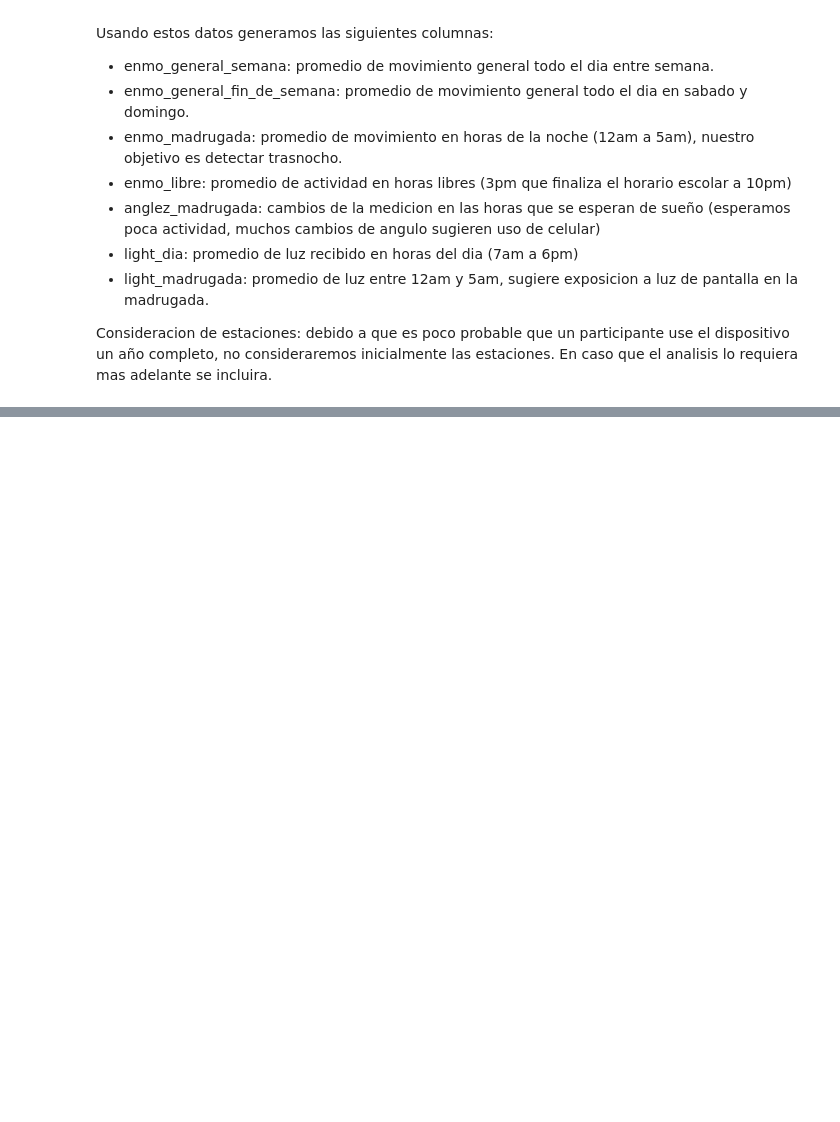
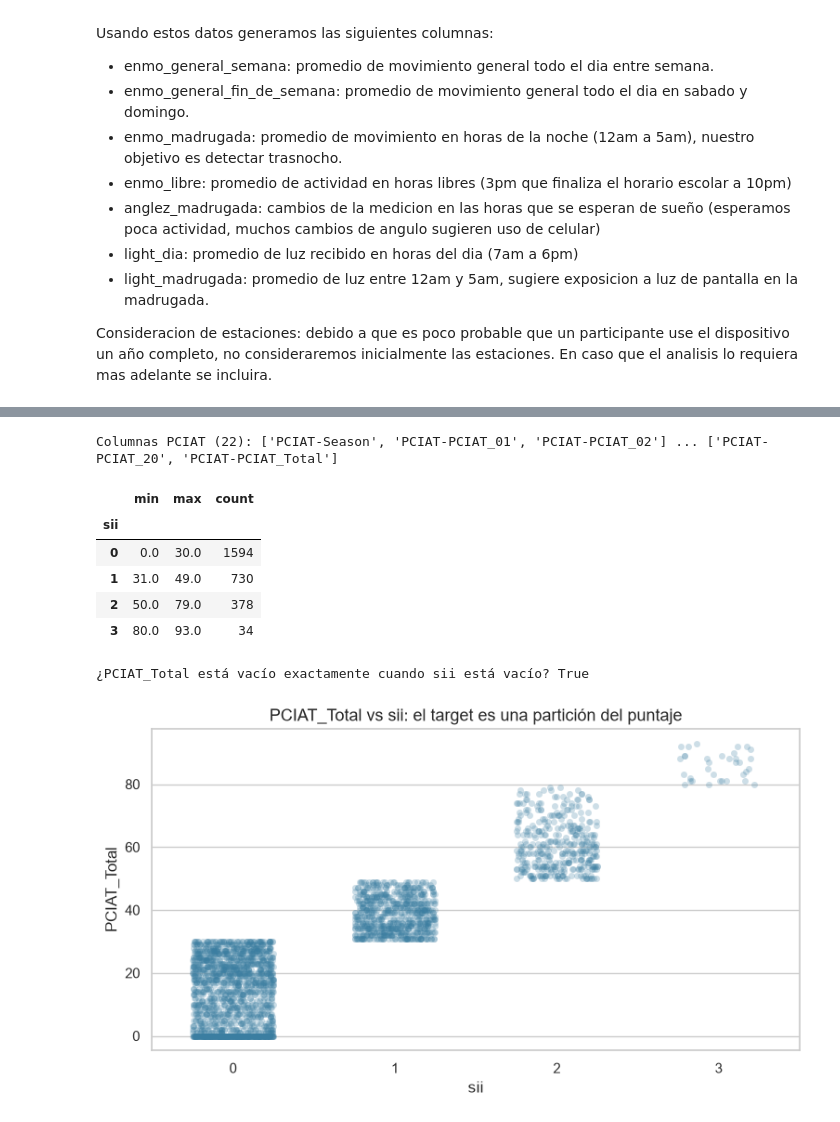
Before and after one commit to joseflorezleon/uso_problematico_internet_menores_edad, a Jupyter notebook: Entrega 2/EDA.ipynb, the cells around one changed output, grey strips where cells are left out. Saved outputs shown, nothing was run; the diff lists cells and outputs as text; code cells hidden in the pictures; blank space fills up the shorter version.

```diff
--- a/Entrega 2/EDA.ipynb
+++ b/Entrega 2/EDA.ipynb
@@ -52,0 +126,26 @@ Consideracion de estaciones: debido a que es poco probable que un participante u
+# %%
+pciat = [c for c in df.columns if c.startswith("PCIAT")]
+print(f"Columnas PCIAT ({len(pciat)}):", pciat[:3], "...", pciat[-2:])
+
+rangos = lab.groupby("sii")["PCIAT-PCIAT_Total"].agg(["min", "max", "count"])
+display(rangos)
+
+coincide = ((df["PCIAT-PCIAT_Total"].isna()) == (df["sii"].isna())).all()
+print("¿PCIAT_Total está vacío exactamente cuando sii está vacío?", coincide)
+
+fig, ax = plt.subplots()
+sns.stripplot(data=lab, x="sii", y="PCIAT-PCIAT_Total", alpha=0.25, jitter=0.25, ax=ax, color="#3b7ea1")
+ax.set_title("PCIAT_Total vs sii: el target es una partición del puntaje")
+ax.set_xlabel("sii")
+ax.set_ylabel("PCIAT_Total")
+plt.show()
+# %% [output]
+Columnas PCIAT (22): ['PCIAT-Season', 'PCIAT-PCIAT_01', 'PCIAT-PCIAT_02'] ... ['PCIAT-PCIAT_20', 'PCIAT-PCIAT_Total']
+|  | min | max | count |
+| sii |  |  |  |
+| 0 | 0.0 | 30.0 | 1594 |
+| 1 | 31.0 | 49.0 | 730 |
+| 2 | 50.0 | 79.0 | 378 |
+| 3 | 80.0 | 93.0 | 34 |
+¿PCIAT_Total está vacío exactamente cuando sii está vacío? True
+[figure, added]
```
Also changed, not shown: parts of 34 cells of this notebook.
